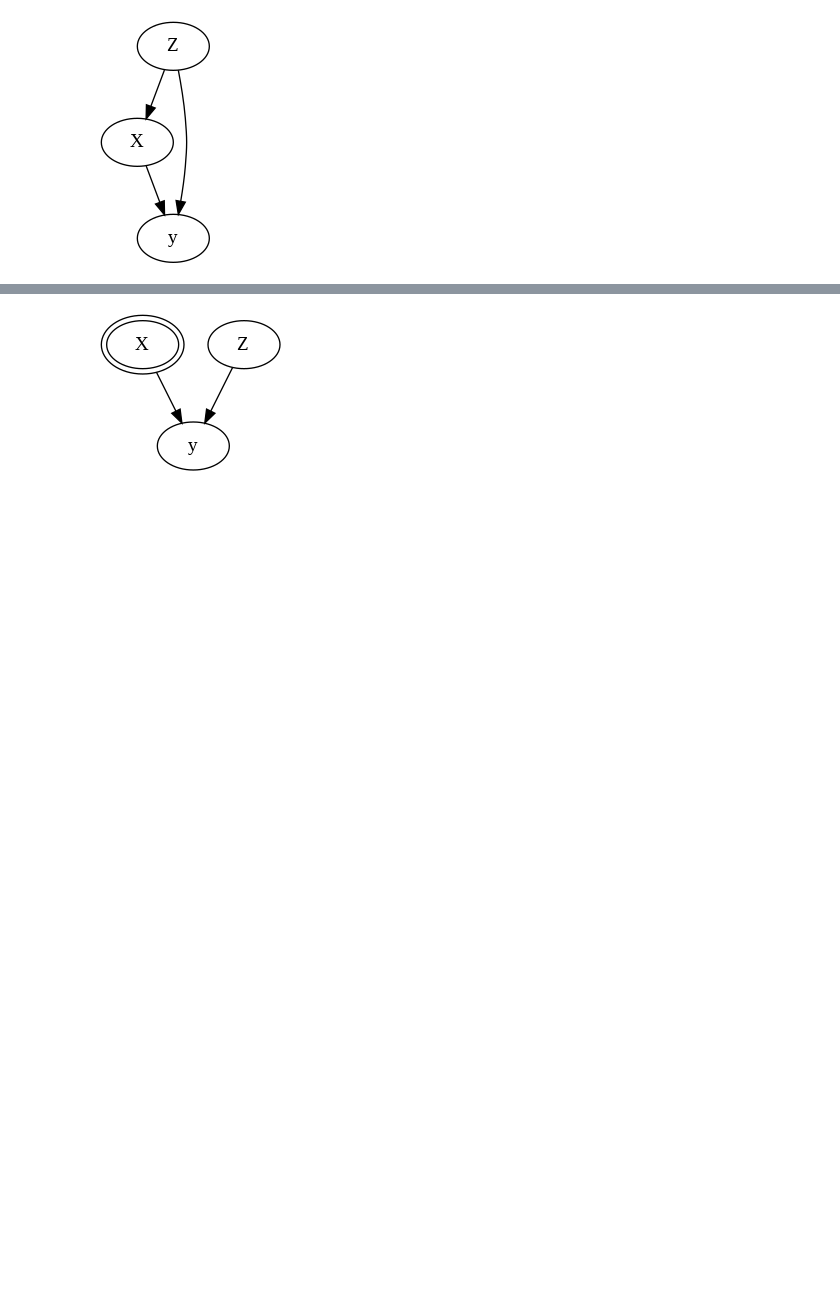
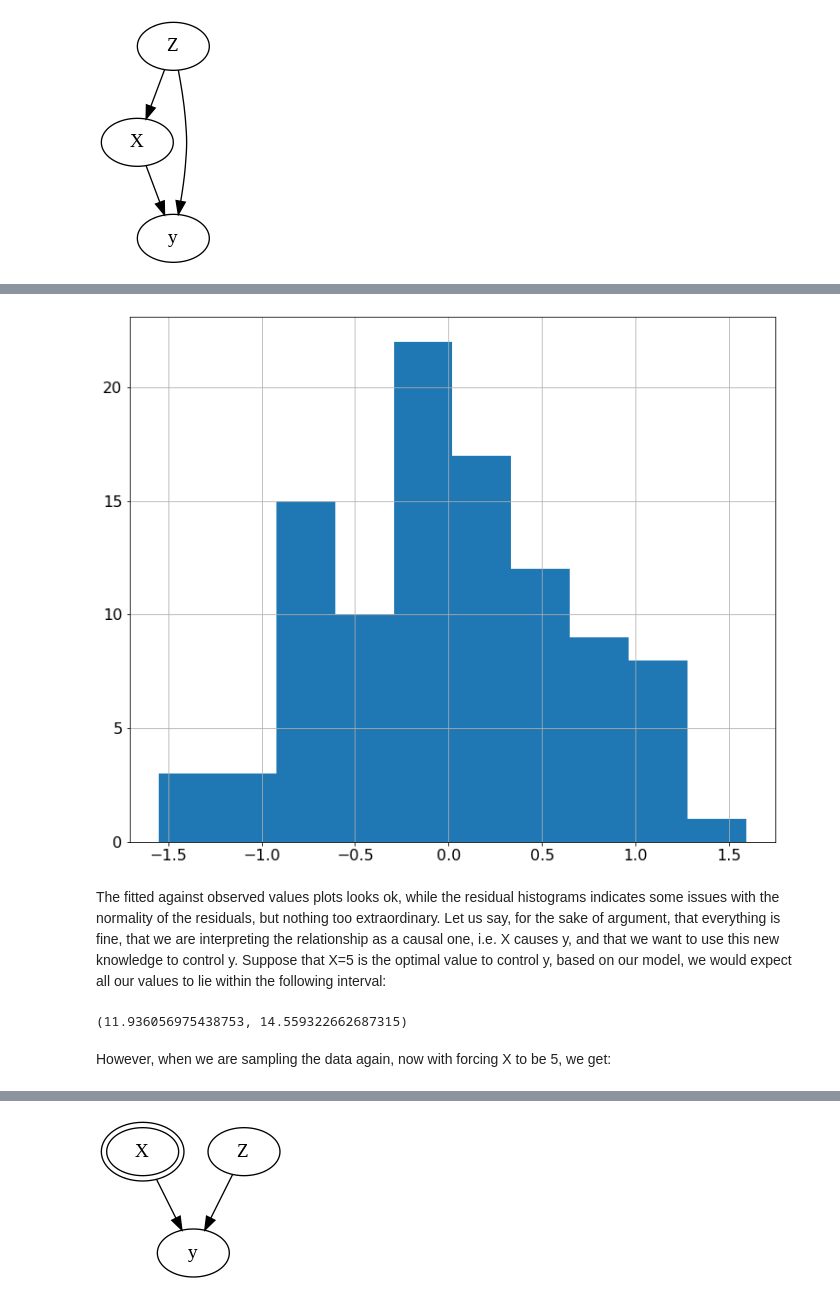
Before and after one commit to RoetGer/applied-causality-booklet, a Jupyter notebook: causality_basics.ipynb, the cells around one changed output, grey strips where cells are left out. Cells and saved outputs as stored; diff of their text form; code cells hidden in the pictures; blank space fills up the shorter version.

```diff
--- a/causality_basics.ipynb
+++ b/causality_basics.ipynb
@@ -174,0 +202,24 @@ data.plot.scatter('Z', 'y')
+# %%
+mdl.resid.hist();
+# %% [output]
+[figure, added]
+# %% [markdown]
+The fitted against observed values plots looks ok, while the residual histograms indicates some issues with the normality of the residuals, but nothing too extraordinary. Let us say, for the sake of argument, that everything is fine, that we are interpreting the relationship as a causal one, i.e. X causes y, and that we want to use this new knowledge to control y. Suppose that X=5 is the optimal value to control y, based on our model, we would expect all our values to lie within the following interval:
+# %%
+def get_pi(mdl, pred_df, alpha=0.05):
+  predictions = mdl.get_prediction(pred_df)
+  pred_intervals = predictions.summary_frame(alpha=alpha)[
+    ['obs_ci_lower', 'obs_ci_upper']
+  ]
+
+  return pred_intervals.iloc[0]
+
+pred_df = sm.add_constant(data['X']).iloc[0]
+pred_df.X = 5.
+
+pred_int_low, pred_int_up = get_pi(mdl, pred_df)
+pred_int_low, pred_int_up
+# %% [output]
+(11.936056975438753, 14.559322662687315)
+# %% [markdown]
+However, when we are sampling the data again, now with forcing X to be 5, we get:
```
Also changed, not shown: parts of 14 cells of this notebook.
